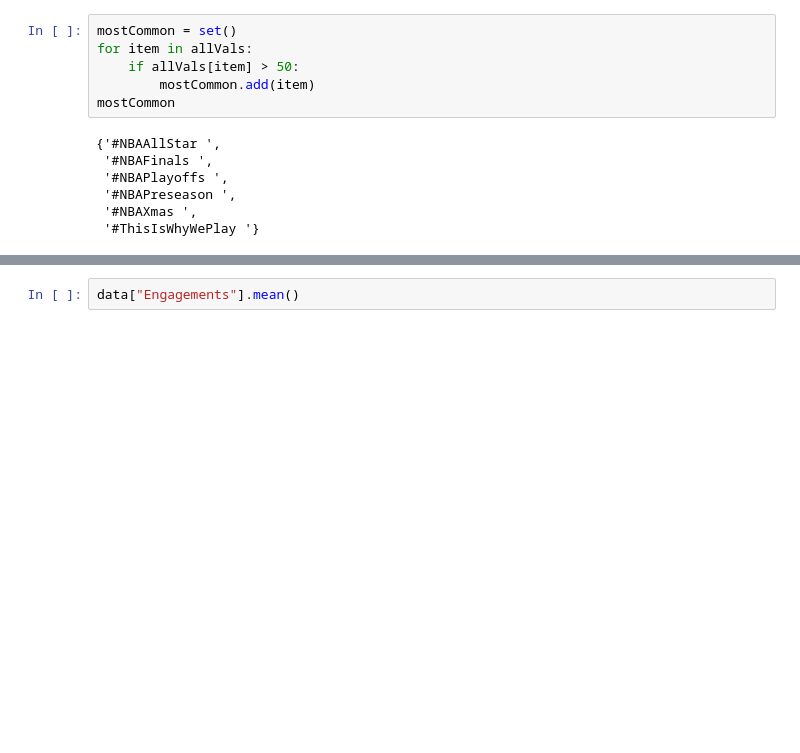
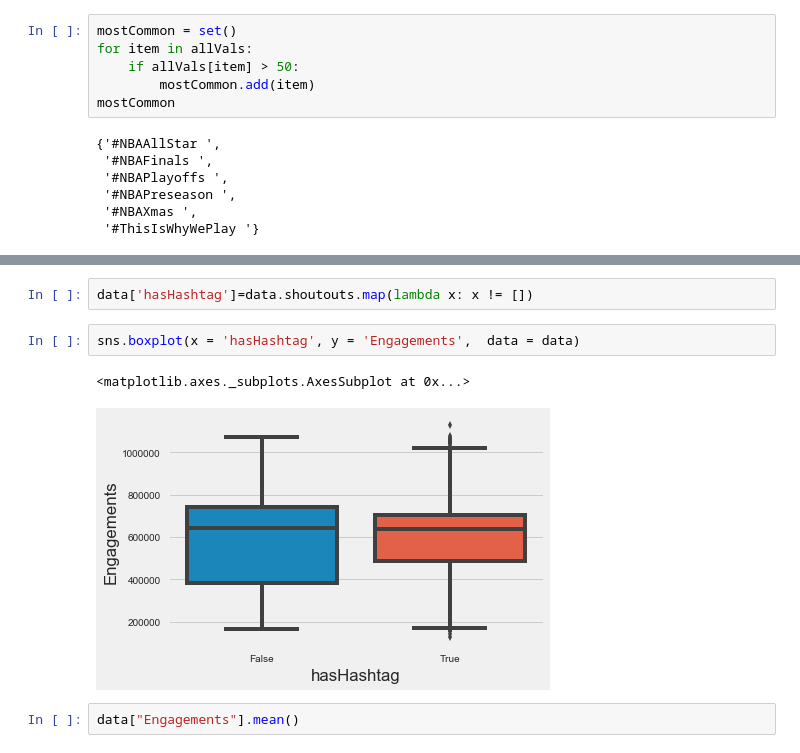
Before and after one commit to frankhu19/NBA2019, a Jupyter notebook: BA_EDA.ipynb, the cells around one changed output, grey strips where cells are left out. Drawn from its saved outputs; the diff is of its cells as text; blank space fills up the shorter version.

```diff
--- a/BA_EDA.ipynb
+++ b/BA_EDA.ipynb
@@ -624,3 +624,10 @@ print(temp / count)
+# %%
+data['hasHashtag']=data.shoutouts.map(lambda x: x != [])
+# %%
+sns.boxplot(x = 'hasHashtag', y = 'Engagements',  data = data)
+# %% [output]
+<matplotlib.axes._subplots.AxesSubplot at 0x...>
+[figure, added]
 # %%
 data["Engagements"].mean()
 # %% [output]
```
Also changed, not shown: parts of 23 cells of this notebook, 1 other file.
